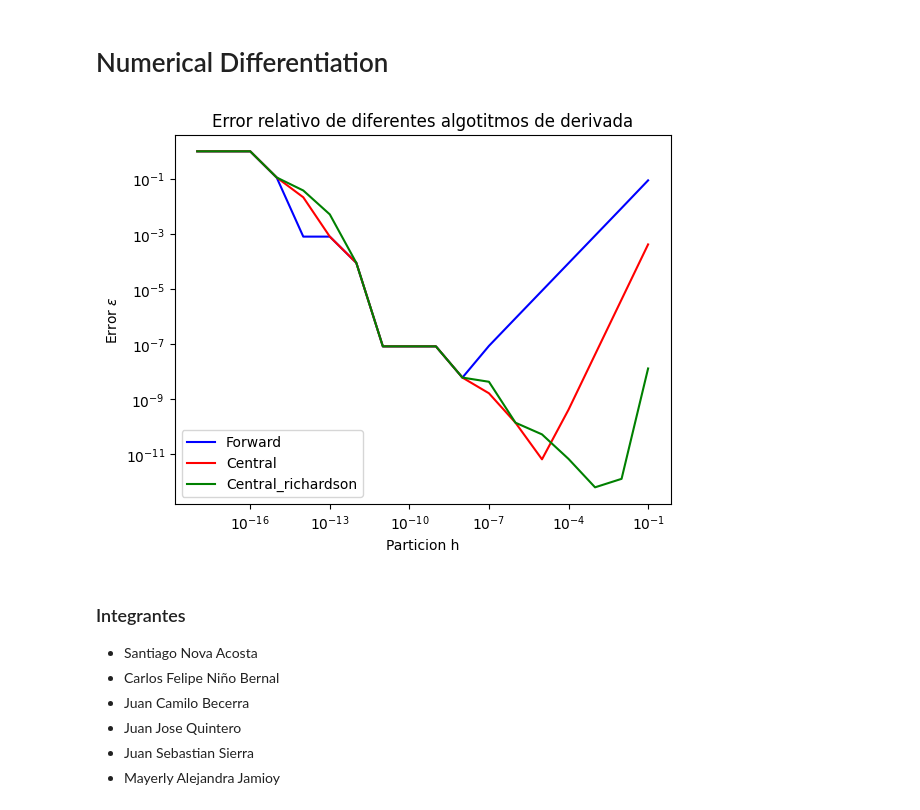
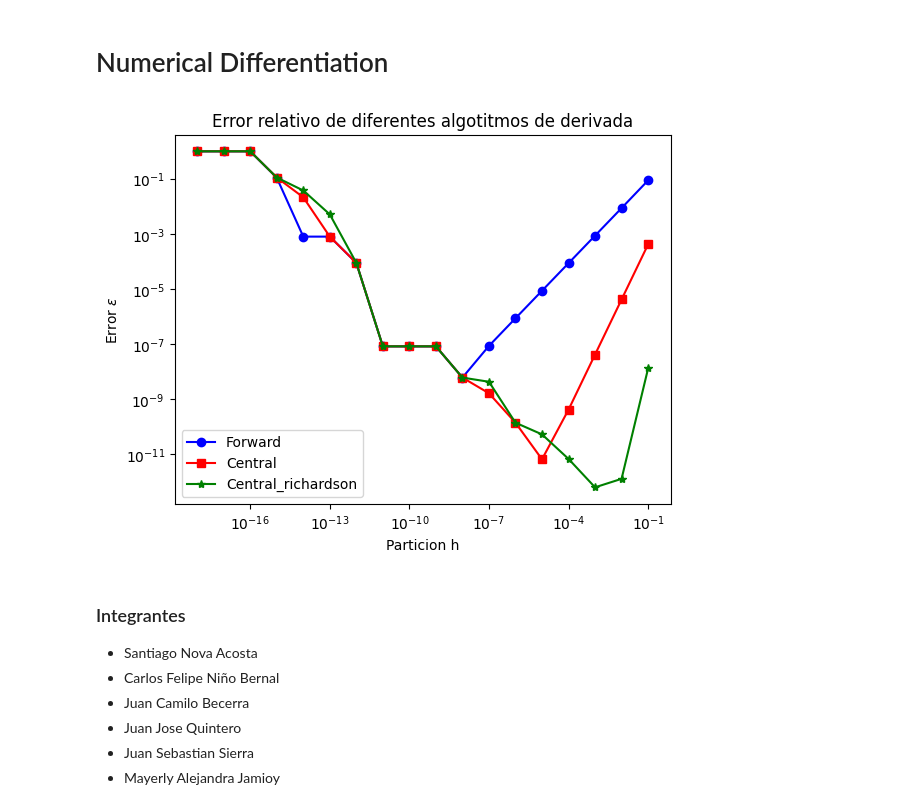
Before and after one commit to JuanSierra2003/HerrComp, a Jupyter notebook: tareasEnClase/numerical_derivates.ipynb, the cells around one changed output. Cells and saved outputs as stored; diff of their text form; code cells hidden in the pictures.

```diff
--- a/tareasEnClase/numerical_derivates.ipynb
+++ b/tareasEnClase/numerical_derivates.ipynb
@@ -3,36 +3,36 @@
 # %%
 import numpy as np
 import matplotlib.pyplot as plt
 from scipy.misc import derivative as spderiv
 
 def forward(f, x, h):
     return (f(x+h)-f(x))/h
 
 def central(f, x, h):
     return (f(x+h/2)-f(x-h/2))/h
 
 def central_richardson(f, x, h):
     return 4*central(f, x, h/2)/3 - central(f, x, h)/3
 
 def compare_derivatives():
     fig, ax = plt.subplots()
     h = np.power(10.0, np.arange(-18, 0, +1))
     x = np.pi/3
 
-    ax.loglog(h, np.abs((forward(np.sin, x, h)-np.cos(x))/np.cos(x)), "b-", label="Forward")
-    ax.loglog(h, np.abs((central(np.sin, x, h)-np.cos(x))/np.cos(x)), "r-", label="Central")
-    ax.loglog(h, np.abs((central_richardson(np.sin, x, h)-np.cos(x))/np.cos(x)), "g-", label="Central_richardson")
+    ax.loglog(h, np.abs((forward(np.sin, x, h)-np.cos(x))/np.cos(x)), "b-o", label="Forward")
+    ax.loglog(h, np.abs((central(np.sin, x, h)-np.cos(x))/np.cos(x)), "r-s", label="Central")
+    ax.loglog(h, np.abs((central_richardson(np.sin, x, h)-np.cos(x))/np.cos(x)), "g-*", label="Central_richardson")
 
     ax.legend()
     plt.xlabel("Particion h")
     plt.ylabel(r"Error $\epsilon$")
     plt.title("Error relativo de diferentes algotitmos de derivada")
 
     plt.savefig("error_derivadas.pdf")
 
 compare_derivatives()
 # %% [output]
-[figure, old version]
+[figure, new version]
 # %% [markdown]
 ### Integrantes
 - Santiago Nova Acosta
```
